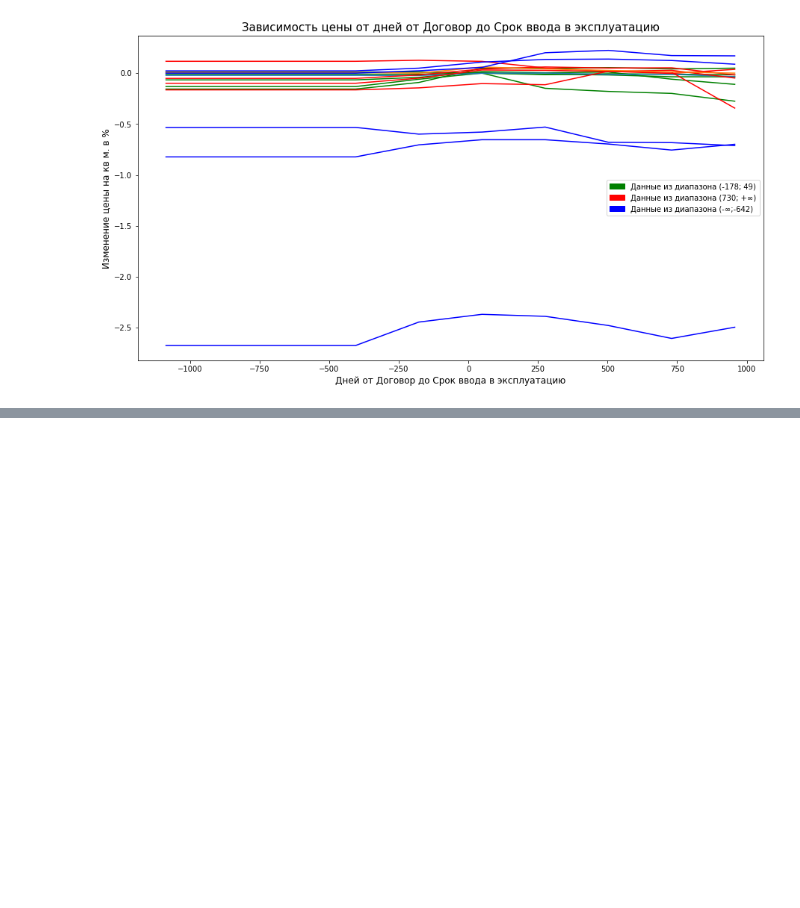
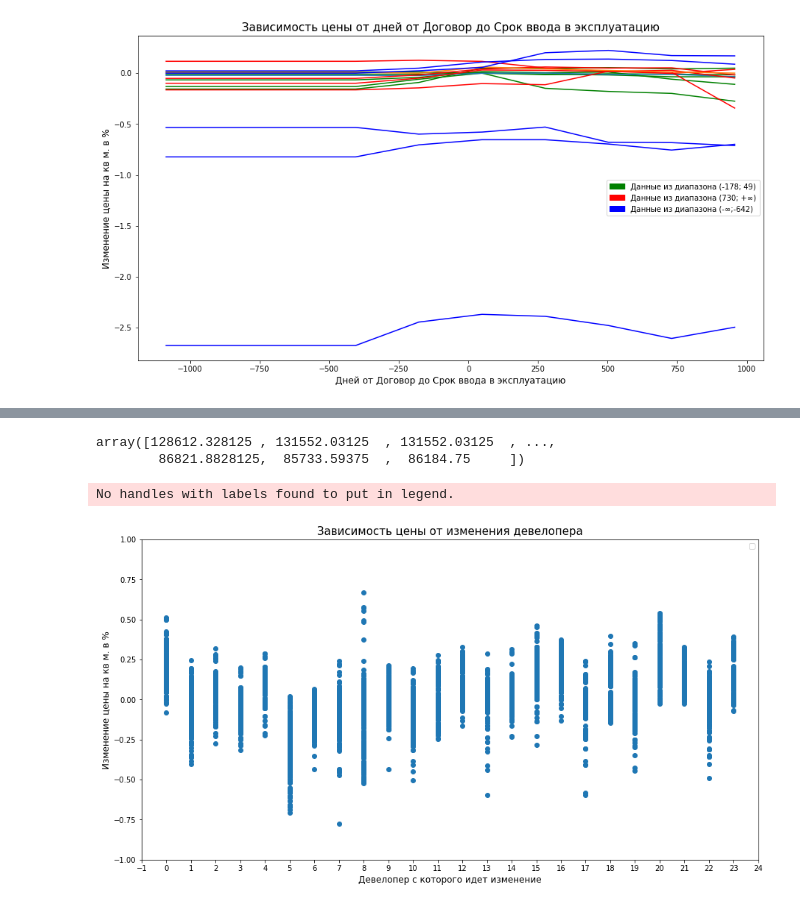
Before and after one commit to dan0nchik/anflat, a Jupyter notebook: Charts.ipynb, the cells around one changed output, grey strips where cells are left out. Cells and saved outputs as stored; diff of their text form; code cells hidden in the pictures; blank space fills up the shorter version.

Commit message:
charts for the developer

```diff
--- a/Charts.ipynb
+++ b/Charts.ipynb
@@ -374,0 +385,4 @@ No handles with labels found to put in legend.
+# %%
+df = dt
+df = df.drop(['Unnamed: 0'], axis=1)
+df = df.dropna()
@@ -374,0 +448,41 @@ No handles with labels found to put in legend.
+# %%
+res = model.predict(X)
+res
+# %% [output]
+array([128612.328125 , 131552.03125  , 131552.03125  , ...,
+        86821.8828125,  85733.59375  ,  86184.75     ])
+# %%
+change = list()
+for i in range(0, len(res), 24):
+  chg = list()
+  for j in range(1, 24):
+    ch = (X['Площадь согласно ПД'][i]*res[i])/(X['Площадь согласно ПД'][i+j]*res[i+j])
+    if ch >=1:
+      chg.append(round((1-ch),4))
+    else:
+      chg.append(round(1-ch, 4))
+  change.append(chg)
+change
+# %%
+ax_x = list()
+for i in range(0, len(res), 24):
+  chg = list()
+  nk = int(i)//192
+  for j in range(0, 23):
+    chg.append(nk)
+  ax_x.append(chg)
+ax_x
+# %%
+fig,ax = plt.subplots()
+ax.xaxis.set_major_locator(ticker.MultipleLocator(1))
+ax.set(xlim=(-1, 24), ylim=(-1, 1))
+plt.scatter(ax_x, change)
+plt.legend()
+plt.xlabel('Девелопер с которого идет изменение', fontsize=12)
+plt.ylabel('Изменение цены на кв м. в %', fontsize=12)
+plt.title('Зависимость цены от изменения девелопера', fontsize=15)
+fig.set_figwidth(15)
+fig.set_figheight(8)
+# %% [output]
+No handles with labels found to put in legend.
+[figure, added]
```
Also changed, not shown: parts of 6 cells of this notebook, 1 other file.
